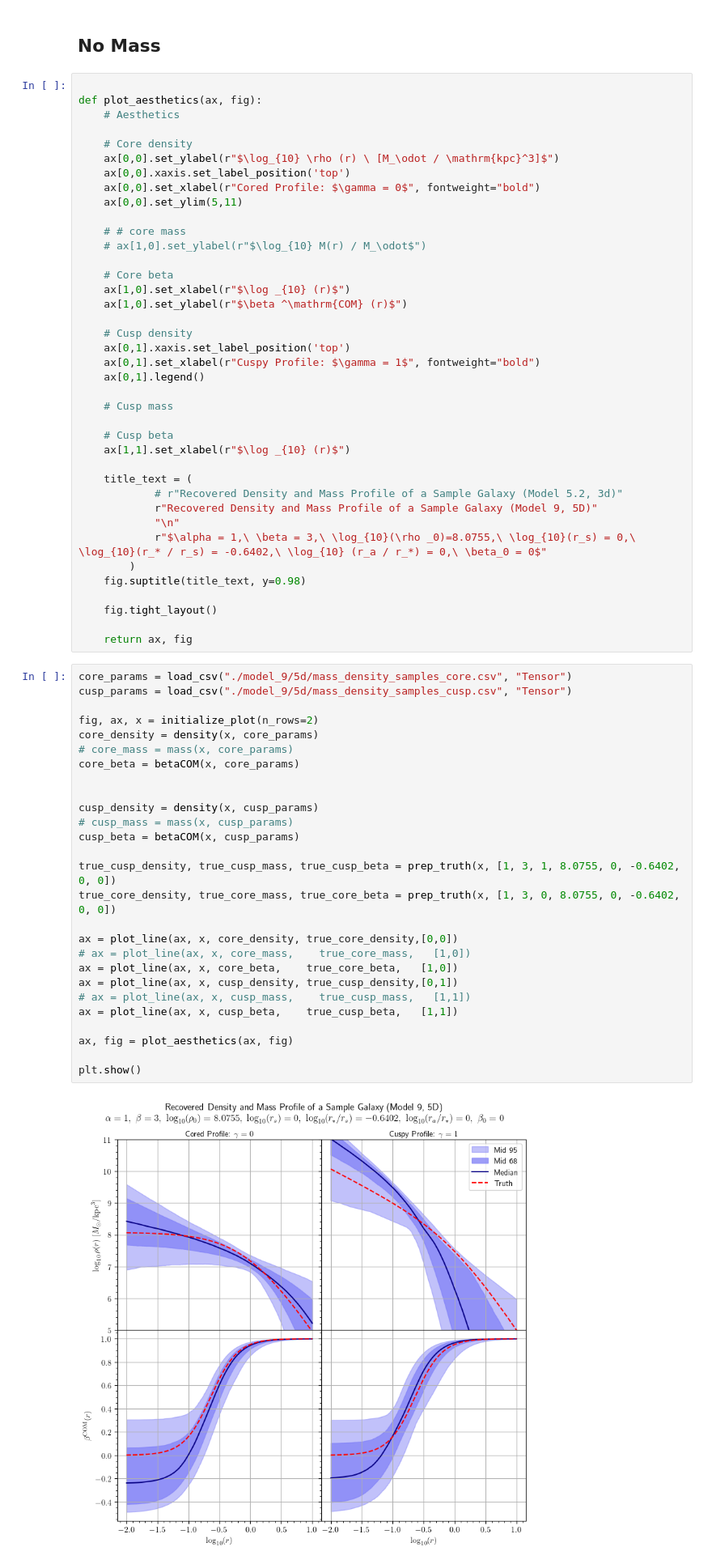
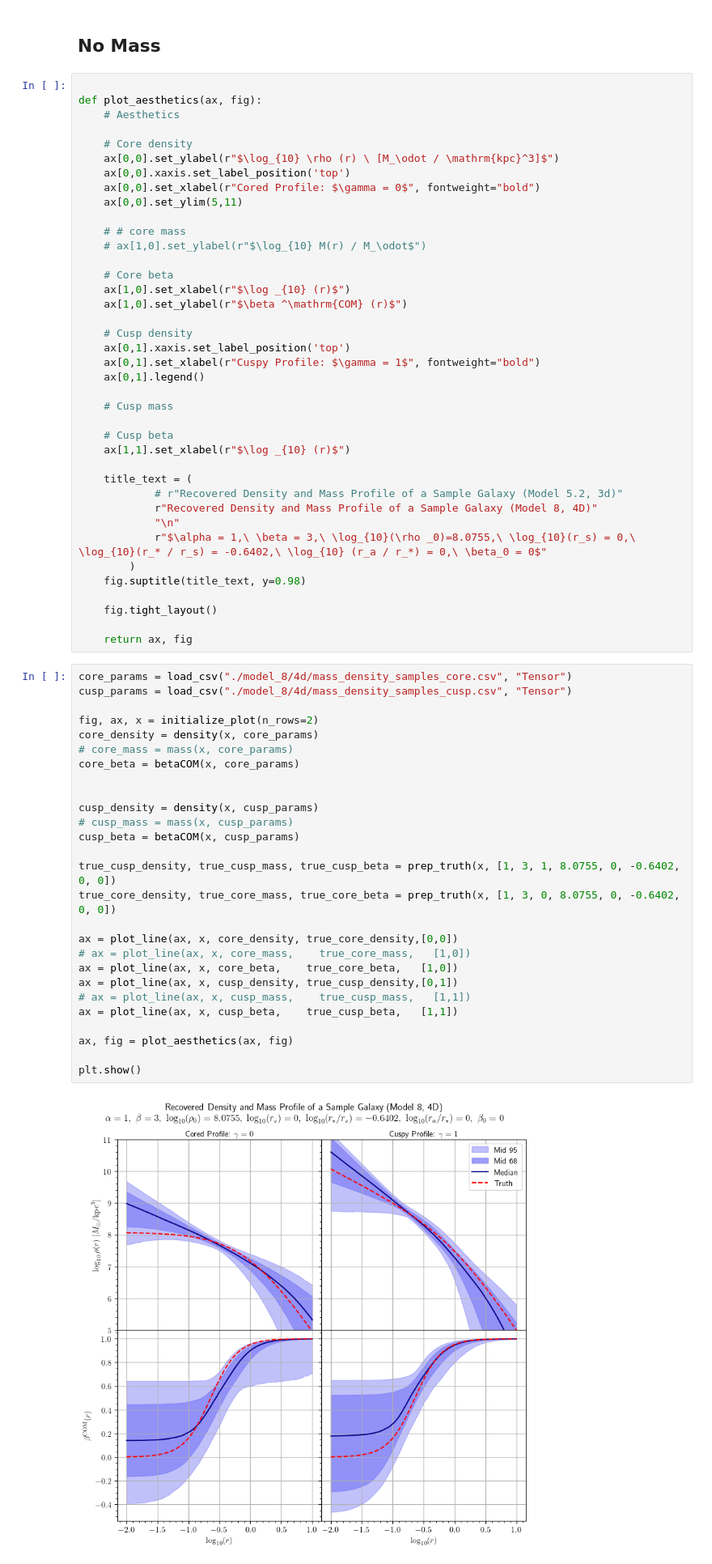
Before and after one commit to Anodymous1/suds, a Jupyter notebook: 8d_theta/posterior_graph.ipynb, the cells around one changed output. Shown at 81% size. Saved outputs shown, nothing was run; the diff lists cells and outputs as text.

Commit message:
model eval, mock no SF

```diff
--- a/8d_theta/posterior_graph.ipynb
+++ b/8d_theta/posterior_graph.ipynb
@@ -284,7 +284,7 @@ def plot_aesthetics(ax, fig):
 
     title_text = (
             # r"Recovered Density and Mass Profile of a Sample Galaxy (Model 5.2, 3d)"
-            r"Recovered Density and Mass Profile of a Sample Galaxy (Model 9, 5D)"
+            r"Recovered Density and Mass Profile of a Sample Galaxy (Model 8, 4D)"
             "\n"
             r"$\alpha = 1,\ \beta = 3,\ \log_{10}(\rho _0)=8.0755,\ \log_{10}(r_s) = 0,\ \log_{10}(r_* / r_s) = -0.6402,\ \log_{10} (r_a / r_*) = 0,\ \beta_0 = 0$"
         )
@@ -294,34 +294,34 @@ def plot_aesthetics(ax, fig):
 
     return ax, fig
 # %%
-core_params = load_csv("./model_9/5d/mass_density_samples_core.csv", "Tensor")
-cusp_params = load_csv("./model_9/5d/mass_density_samples_cusp.csv", "Tensor")
+core_params = load_csv("./model_8/4d/mass_density_samples_core.csv", "Tensor")
+cusp_params = load_csv("./model_8/4d/mass_density_samples_cusp.csv", "Tensor")
 
 fig, ax, x = initialize_plot(n_rows=2)
 core_density = density(x, core_params)
 # core_mass = mass(x, core_params)
 core_beta = betaCOM(x, core_params)
 
 
 cusp_density = density(x, cusp_params)
 # cusp_mass = mass(x, cusp_params)
 cusp_beta = betaCOM(x, cusp_params)
 
 true_cusp_density, true_cusp_mass, true_cusp_beta = prep_truth(x, [1, 3, 1, 8.0755, 0, -0.6402, 0, 0])
 true_core_density, true_core_mass, true_core_beta = prep_truth(x, [1, 3, 0, 8.0755, 0, -0.6402, 0, 0])
 
 ax = plot_line(ax, x, core_density, true_core_density,[0,0])
 # ax = plot_line(ax, x, core_mass,    true_core_mass,   [1,0])
 ax = plot_line(ax, x, core_beta,    true_core_beta,   [1,0])
 ax = plot_line(ax, x, cusp_density, true_cusp_density,[0,1])
 # ax = plot_line(ax, x, cusp_mass,    true_cusp_mass,   [1,1])
 ax = plot_line(ax, x, cusp_beta,    true_cusp_beta,   [1,1])
 
 ax, fig = plot_aesthetics(ax, fig)
 
 plt.show()
 # %% [output]
-[figure, old version]
+[figure, new version]
 # %%
 np.median(core_params, axis=0)
 # %% [output]
```
Also changed, not shown: parts of 4 cells of this notebook, 7 other files.
